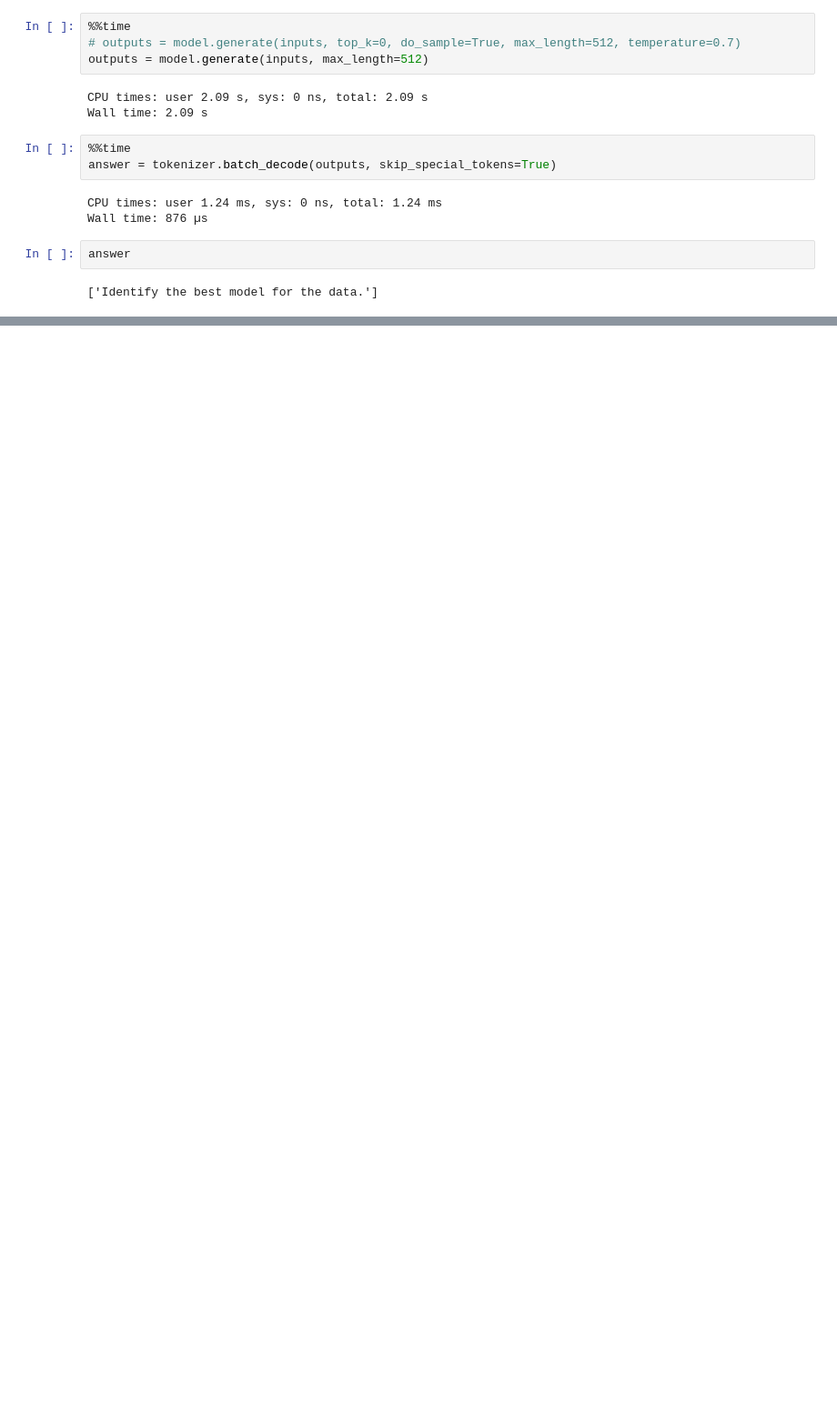
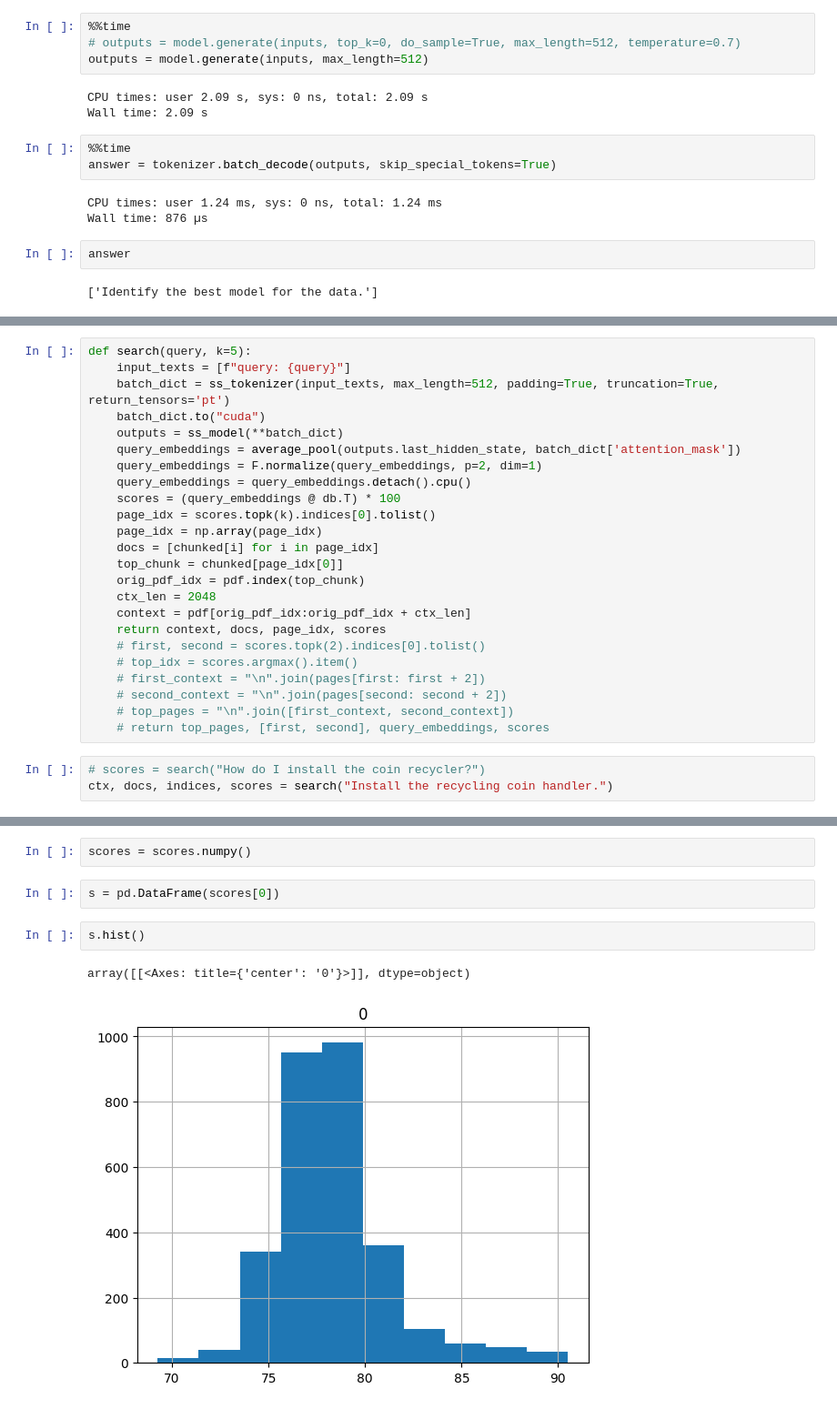
Before and after one commit to davidwagnerkc/pudding, a Jupyter notebook: pdf-qa.ipynb, the cells around one changed output, grey strips where cells are left out. Shown at 91% size. Saved outputs shown, nothing was run; the diff lists cells and outputs as text; blank space fills up the shorter version.

```diff
--- a/pdf-qa.ipynb
+++ b/pdf-qa.ipynb
@@ -419,0 +497,27 @@ answer
+# %%
+def search(query, k=5):
+    input_texts = [f"query: {query}"]
+    batch_dict = ss_tokenizer(input_texts, max_length=512, padding=True, truncation=True, return_tensors='pt')
+    batch_dict.to("cuda")
+    outputs = ss_model(**batch_dict)
+    query_embeddings = average_pool(outputs.last_hidden_state, batch_dict['attention_mask'])
+    query_embeddings = F.normalize(query_embeddings, p=2, dim=1)
+    query_embeddings = query_embeddings.detach().cpu()
+    scores = (query_embeddings @ db.T) * 100
+    page_idx = scores.topk(k).indices[0].tolist()
+    page_idx = np.array(page_idx)
+    docs = [chunked[i] for i in page_idx]
+    top_chunk = chunked[page_idx[0]]
+    orig_pdf_idx = pdf.index(top_chunk)
+    ctx_len = 2048
+    context = pdf[orig_pdf_idx:orig_pdf_idx + ctx_len]
+    return context, docs, page_idx, scores
+    # first, second = scores.topk(2).indices[0].tolist()
+    # top_idx = scores.argmax().item()
+    # first_context = "\n".join(pages[first: first + 2])
+    # second_context = "\n".join(pages[second: second + 2])
+    # top_pages = "\n".join([first_context, second_context])
+    # return top_pages, [first, second], query_embeddings, scores
+# %%
+# scores = search("How do I install the coin recycler?")
+ctx, docs, indices, scores = search("Install the recycling coin handler.")
@@ -419,0 +532,9 @@ answer
+# %%
+scores = scores.numpy()
+# %%
+s = pd.DataFrame(scores[0])
+# %%
+s.hist()
+# %% [output]
+array([[<Axes: title={'center': '0'}>]], dtype=object)
+[figure, added]
```
Also changed, not shown: parts of 36 cells of this notebook.
